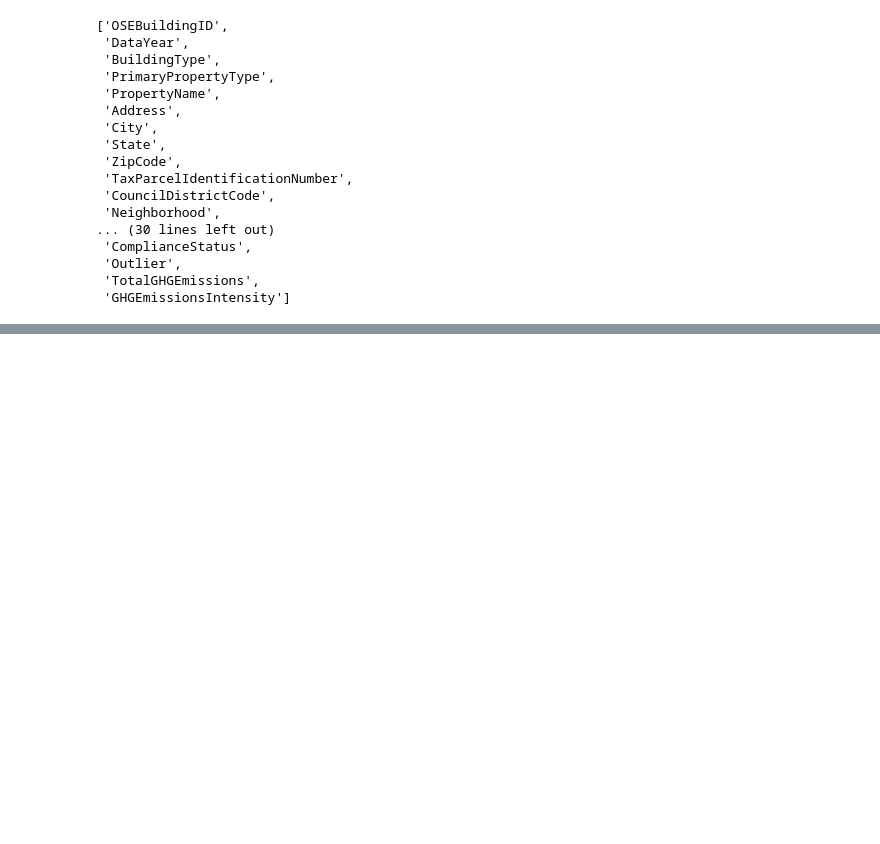
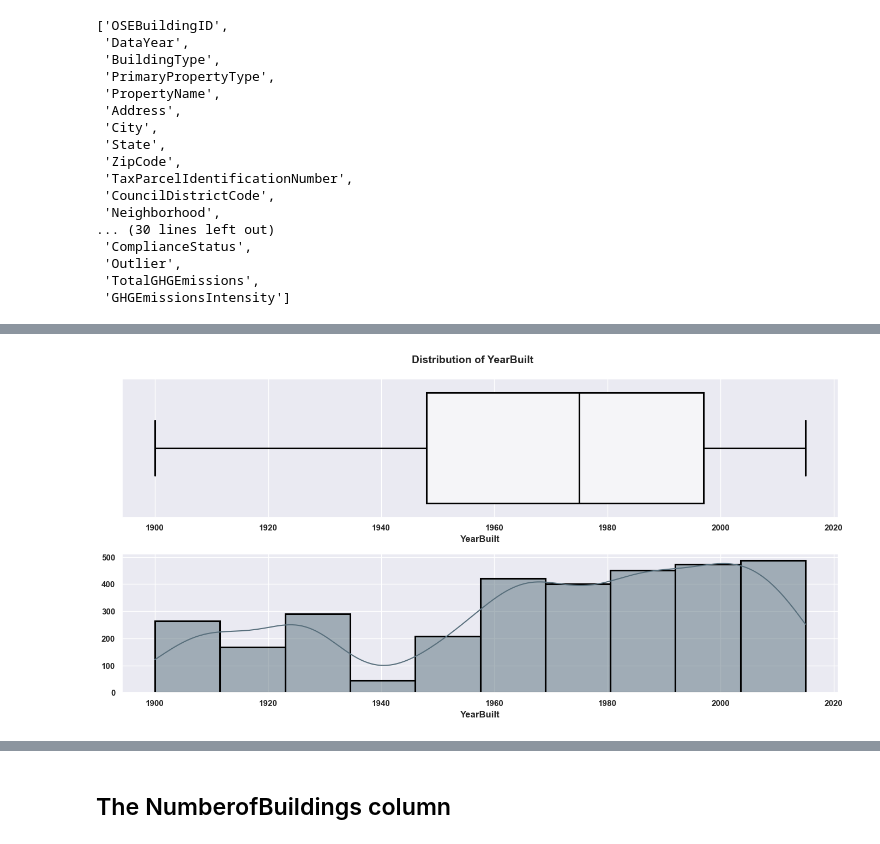
Before and after one commit to AlhousseineDiallo/energy_sight, a Jupyter notebook: notebooks/exploration_01.ipynb, the cells around one changed output, grey strips where cells are left out. Cells and saved outputs as stored; diff of their text form; code cells hidden in the pictures; blank space fills up the shorter version.

Commit message:
Add new features, end of the cleansing of the features and dependencies

```diff
--- a/notebooks/exploration_01.ipynb
+++ b/notebooks/exploration_01.ipynb
@@ -195,3 +215,5 @@ Error - Correct Default Data     113
 Non-Compliant                     37
 Missing Data                      15
 Name: count, dtype: int64
+# %%
+df = drop_constant_columns(df=df)
@@ -403,3 +429,5 @@ column_names
  'TotalGHGEmissions',
  'GHGEmissionsIntensity']
 # %%
+# let's select all the column and the specific target for the siteEnergyUse prediction
+df_compliant_filtered = df_compliant.filter(items=critical_features + [target[0]])
@@ -407,0 +512,3 @@ np.int64(3344)
+# %%
+# to avoid imputation let's remove this lines
+df_compliant_filtered = df_compliant_filtered.dropna(axis=0, subset='NumberofBuildings', inplace=False, ignore_index=False, how='any')
@@ -407,0 +672,3 @@ np.int64(3344)
+# %%
+# now let's clean the column Neighborhood
+df_compliant_filtered = clean_neighborhood(df=df_compliant_filtered)
@@ -407,0 +800,4 @@ np.int64(3344)
+# %%
+# let's first see the distribution of this column
+plot_distribution(df=df_compliant_filtered, col='YearBuilt')
+# %% [output]
@@ -407,0 +806 @@ np.int64(3344)
+[figure, added]
@@ -407,0 +809,2 @@ np.int64(3344)
+# %% [markdown]
+## The NumberofBuildings column
```
Also changed, not shown: parts of 88 cells of this notebook, 7 other files.
